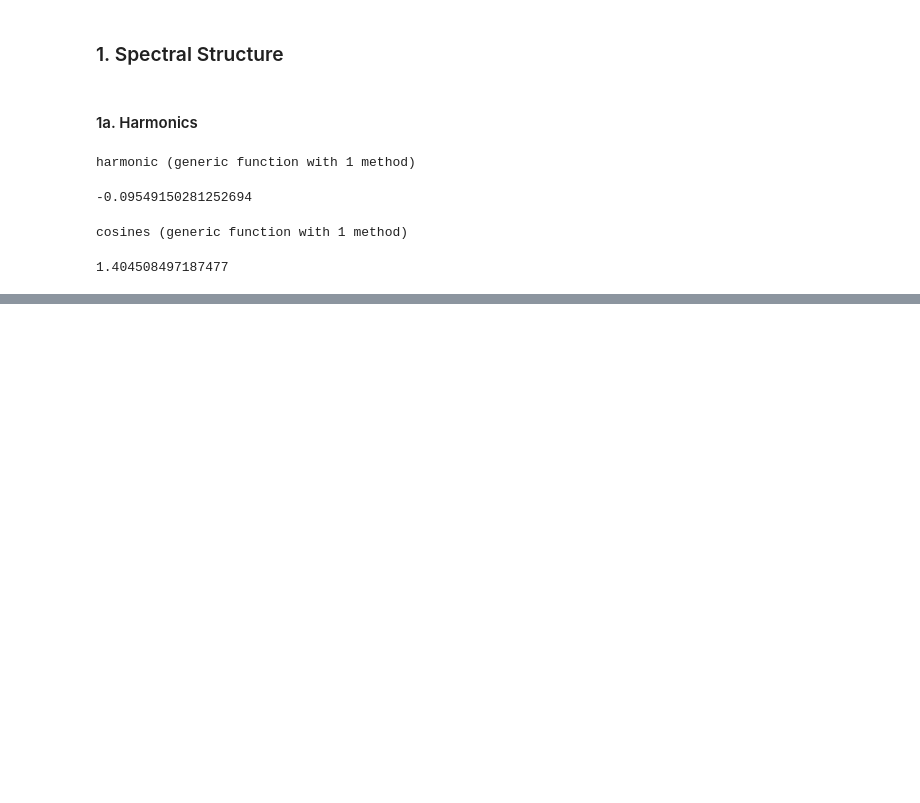
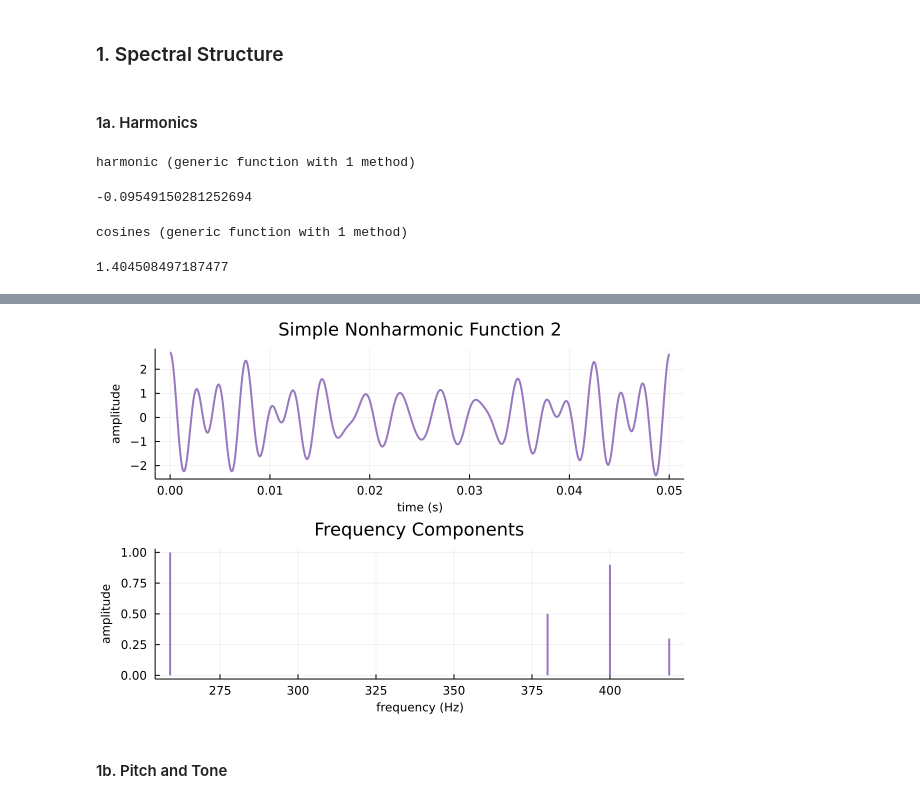
Before and after one commit to johnmays/CSDS_364_HW, a Jupyter notebook: A4/A4a/464-A4-jkm100.ipynb, the cells around one changed output, grey strips where cells are left out. Drawn from its saved outputs; the diff is of its cells as text; code cells hidden in the pictures; blank space fills up the shorter version.

```diff
--- a/A4/A4a/464-A4-jkm100.ipynb
+++ b/A4/A4a/464-A4-jkm100.ipynb
@@ -71,0 +156,30 @@ plot(harmonic, 0, 2*pi)
+# %%
+frequency_plot =
+sticks([400, 380, 259, 419], [0.9, 0.5, 1.0, 0.30],
+    color=purples[6],
+    lw=2,
+    label = false,
+    title="Frequency Components",
+    titlefontsize = 12,
+    size = (400, 300),
+    xlabel = "frequency (Hz)",
+    ylabel = "amplitude"
+)
+
+amplitude_plot =
+plot(t -> cosines(t, flist=(400, 380, 259, 419), alist=[0.9, 0.5, 1.0, 0.30], Φlist = [0, 0, 0, 0]), 0, 0.050,
+    color=purples[6],
+    lw=2,
+    label = false,
+    title="Simple Nonharmonic Function 2",
+    titlefontsize = 12,
+    size = (400, 300),
+    xlabel = "time (s)",
+    ylabel = "amplitude"
+)
+
+plot(amplitude_plot, frequency_plot, layout = (2,1), size = (600, 400), xguidefontsize = 8, yguidefontsize = 8)
+# %% [output]
+[figure, added]
+# %% [markdown]
+#### 1b. Pitch and Tone
```
Also changed, not shown: parts of 11 cells of this notebook.
